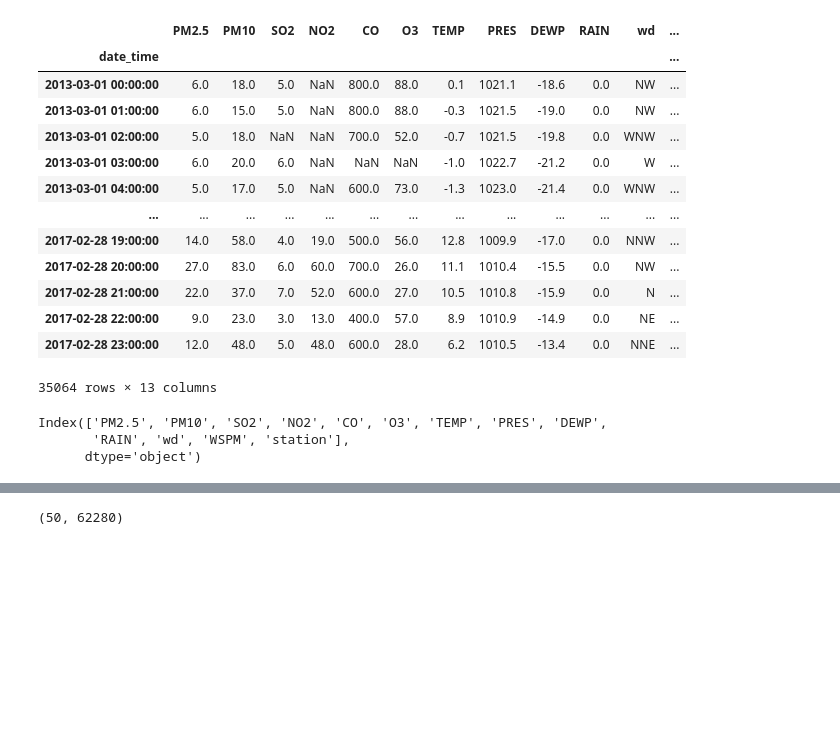
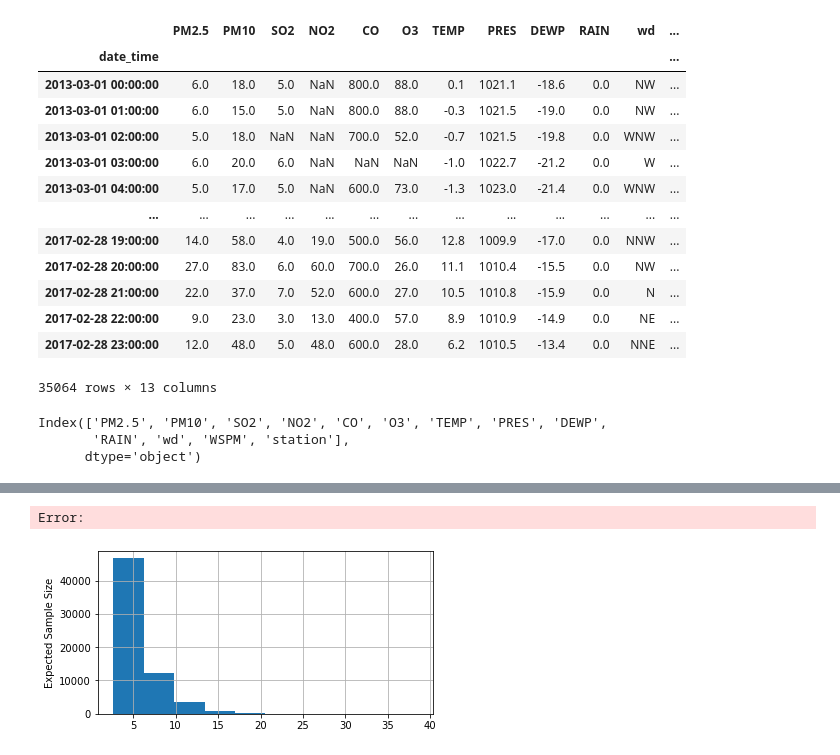
Before and after one commit to shernandez-ucm/trax, a Jupyter notebook: beijing_multi_site.ipynb, the cells around one changed output, grey strips where cells are left out. Drawn from its saved outputs; the diff is of its cells as text; code cells hidden in the pictures; blank space fills up the shorter version.

```diff
--- a/beijing_multi_site.ipynb
+++ b/beijing_multi_site.ipynb
@@ -251,7 +209,3 @@ PyTreeDef({'Dense_0': {'bias': *, 'kernel': *}, 'LSTMCell_0': {'hf': {'bias': *,
 # %%
 flat_param=[jax.flatten_util.ravel_pytree(samples[i])[0] for i in range(len(samples))]
 flat_param=jnp.stack(flat_param)
-# %%
-flat_param.shape
-# %% [output]
-(50, 62280)
@@ -257,0 +224,6 @@ flat_param.shape
+# %%
+from fortuna.prob_model.posterior.sgmcmc.sgmcmc_diagnostic import effective_sample_size
+
+ess = jax.vmap(effective_sample_size,0)(flat_param)
+# %% [output]
+Error:
@@ -258,3 +232,12 @@ flat_param.shape
+# %%
+fig, ax = plt.subplots(1, 1, figsize=(6, 3))
+ax.grid()
+ax.hist(ess)
+ax.set_ylabel("Expected Sample Size")
+#ax.set_xlabel("$\Sigma$")
+plt.show()
+# %% [output]
+[figure, added]
 # %%
 X_test=X_test_datasets
 params=samples[-1]
```
Also changed, not shown: parts of 15 cells of this notebook.
